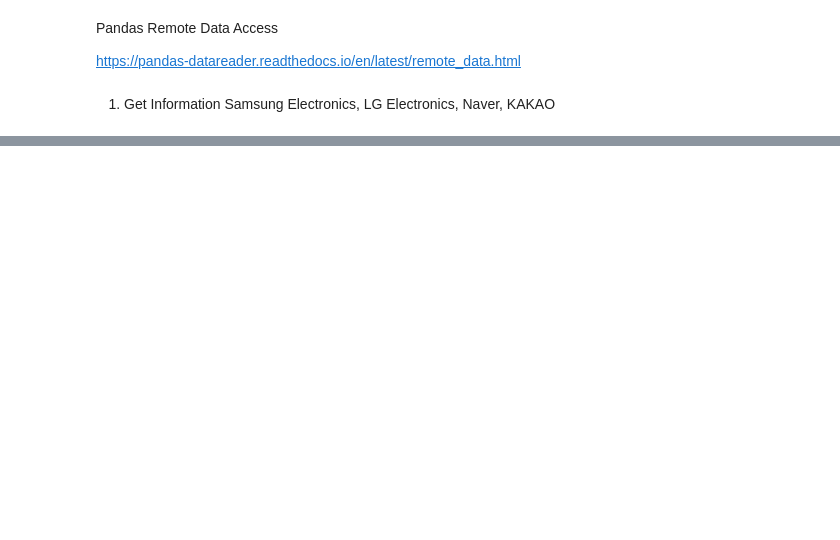
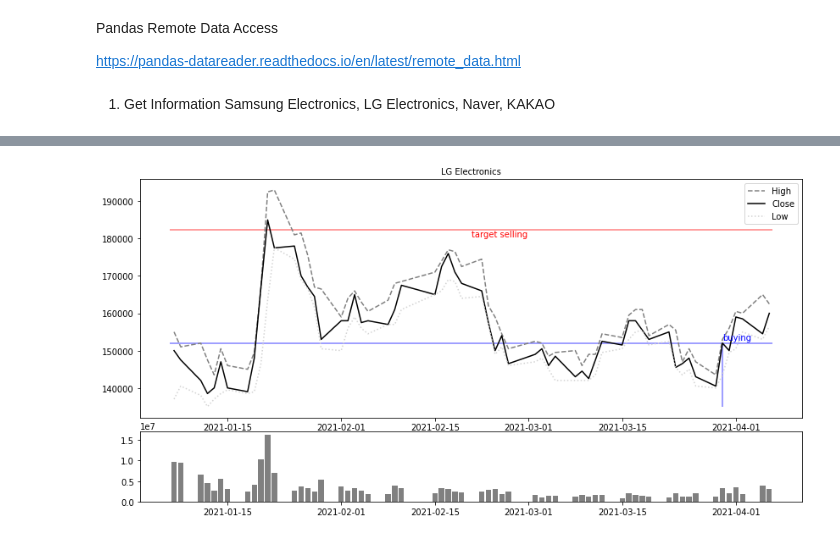
Before and after one commit to zasminah/DataVisualization, a Jupyter notebook: Stock_visualization.ipynb, the cells around one changed output, grey strips where cells are left out. Drawn from its saved outputs; the diff is of its cells as text; code cells hidden in the pictures; blank space fills up the shorter version.

```diff
--- a/Stock_visualization.ipynb
+++ b/Stock_visualization.ipynb
@@ -41,0 +95,4 @@ datetime.datetime(2021, 1, 2, 3, 5, 52, 433793)
+# %%
+StockPlt(LGE,'LG Electronics', 152000, dt.datetime(2021, 3, 30), 0.2)
+# %% [output]
+[figure, added]
```
Also changed, not shown: parts of 8 cells of this notebook.
